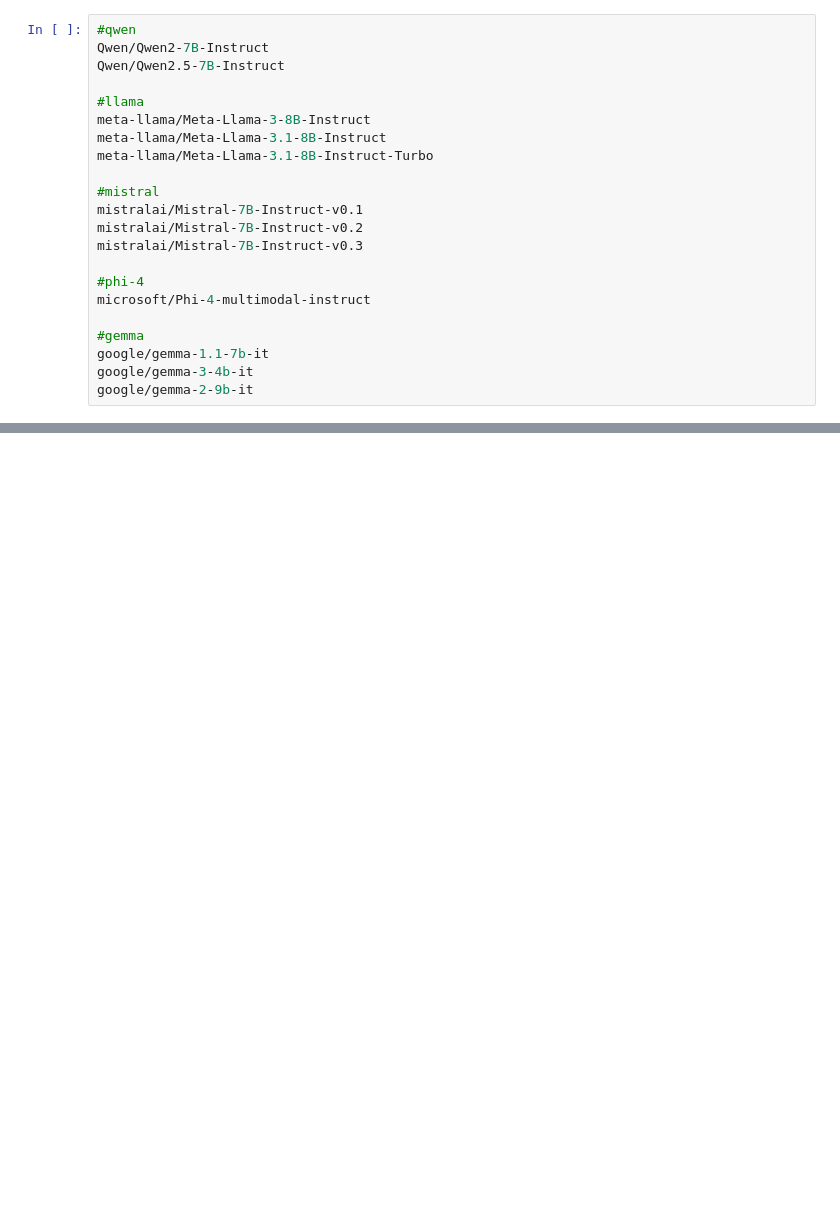
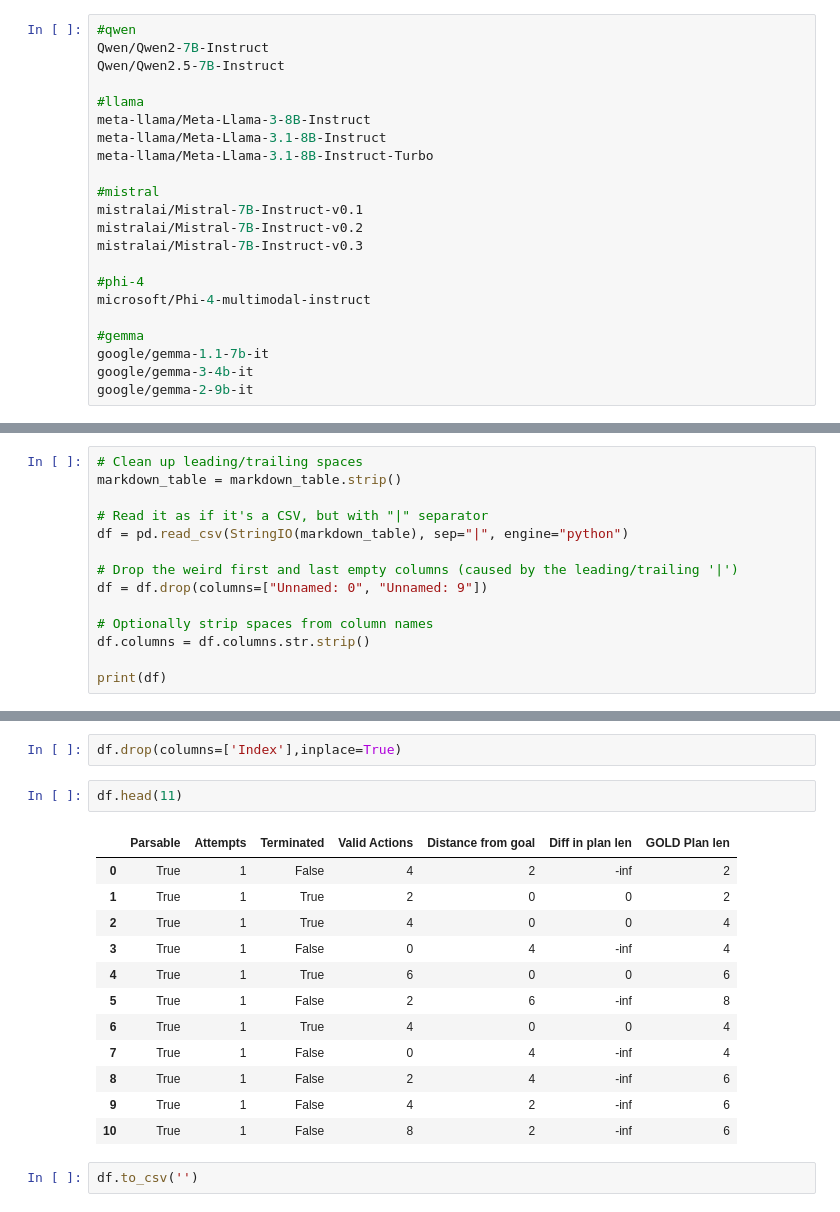
Before and after one commit to ge85tow/planning-with-llms, a Jupyter notebook: src/debug1.ipynb, the cells around one changed output, grey strips where cells are left out. Drawn from its saved outputs; the diff is of its cells as text; blank space fills up the shorter version.

```diff
--- a/src/debug1.ipynb
+++ b/src/debug1.ipynb
@@ -370,0 +495,14 @@ google/gemma-2-9b-it
+# %%
+# Clean up leading/trailing spaces
+markdown_table = markdown_table.strip()
+
+# Read it as if it's a CSV, but with "|" separator
+df = pd.read_csv(StringIO(markdown_table), sep="|", engine="python")
+
+# Drop the weird first and last empty columns (caused by the leading/trailing '|')
+df = df.drop(columns=["Unnamed: 0", "Unnamed: 9"])
+
+# Optionally strip spaces from column names
+df.columns = df.columns.str.strip()
+
+print(df)
@@ -370,0 +527,19 @@ google/gemma-2-9b-it
+# %%
+df.drop(columns=['Index'],inplace=True)
+# %%
+df.head(11)
+# %% [output]
+|  | Parsable | Attempts | Terminated | Valid Actions | Distance from goal | Diff in plan len | GOLD Plan len |
+| 0 | True | 1 | False | 4 | 2 | -inf | 2 |
+| 1 | True | 1 | True | 2 | 0 | 0 | 2 |
+| 2 | True | 1 | True | 4 | 0 | 0 | 4 |
+| 3 | True | 1 | False | 0 | 4 | -inf | 4 |
+| 4 | True | 1 | True | 6 | 0 | 0 | 6 |
+| 5 | True | 1 | False | 2 | 6 | -inf | 8 |
+| 6 | True | 1 | True | 4 | 0 | 0 | 4 |
+| 7 | True | 1 | False | 0 | 4 | -inf | 4 |
+| 8 | True | 1 | False | 2 | 4 | -inf | 6 |
+| 9 | True | 1 | False | 4 | 2 | -inf | 6 |
+| 10 | True | 1 | False | 8 | 2 | -inf | 6 |
+# %%
+df.to_csv('')
```
Also changed, not shown: parts of 51 cells of this notebook, 10 other files.
